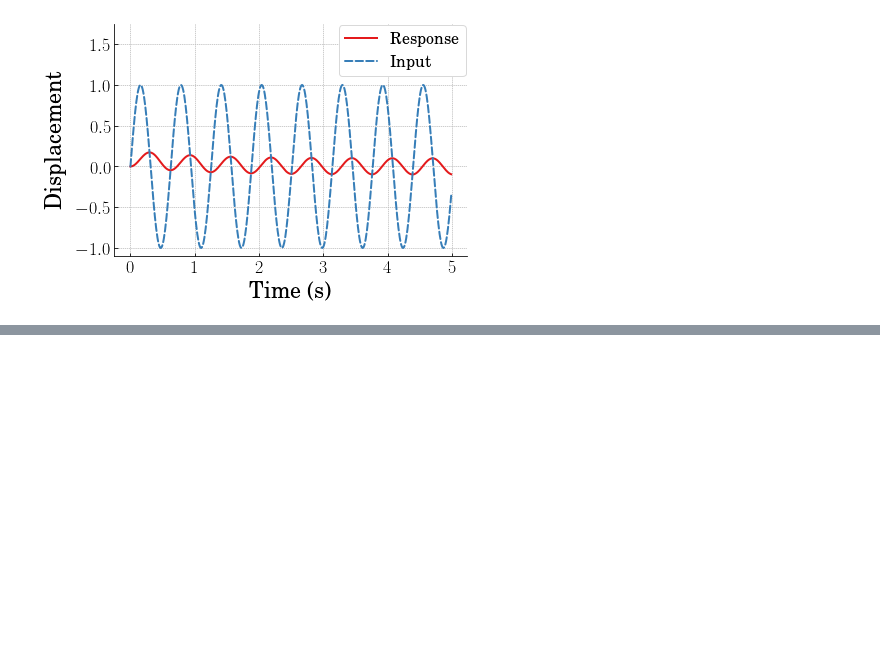
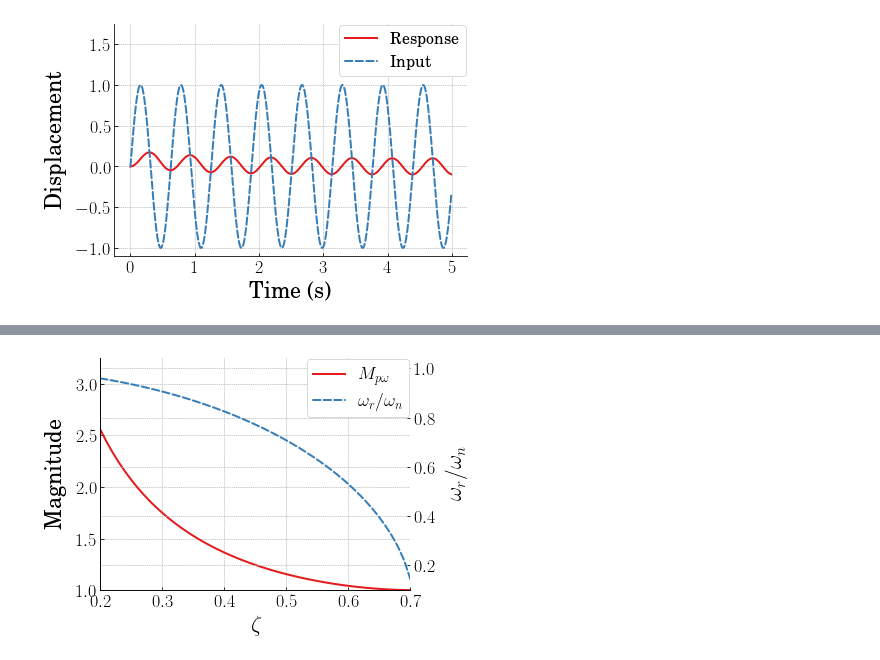
Before and after one commit to gge0866/MCHE474---Control-Systems, a Jupyter notebook: Jupyter Notebooks/Bode_plot_example.ipynb, the cells around one changed output, grey strips where cells are left out. Drawn from its saved outputs; the diff is of its cells as text; code cells hidden in the pictures; blank space fills up the shorter version.

```diff
--- a/Jupyter Notebooks/Bode_plot_example.ipynb
+++ b/Jupyter Notebooks/Bode_plot_example.ipynb
@@ -320,0 +313,74 @@ plt.tight_layout(pad=0.5)
+# %%
+zeta_range = np.arange(0.01,0.707,0.01)
+
+
+wr_normalized = np.sqrt(1-2*zeta_range**2)
+Mpw = (2*zeta_range*np.sqrt(1-zeta_range**2))**-1
+
+fig = plt.figure(figsize=(6,4))
+ax1 = plt.gca()
+plt.subplots_adjust(bottom=0.17, left=0.17, top=0.96, right=0.96)
+
+# Change the axis units font
+plt.setp(ax1.get_ymajorticklabels(),fontsize=18)
+plt.setp(ax1.get_xmajorticklabels(),fontsize=18)
+
+# Remove the top and right border, they are not needed
+ax1.spines['right'].set_color('k')
+ax1.spines['top'].set_color('none')
+
+# Define the positions of the axes tick marks
+ax1.xaxis.set_ticks_position('bottom')
+ax1.yaxis.set_ticks_position('left')
+
+# Manually set the x-axis limits, if necessary
+plt.xlim(0.2,0.7)
+
+# Turn on the plot grid and set appropriate linestyle and color
+ax1.grid(True, linestyle=':', color='0.75')
+ax1.set_axisbelow(True)
+
+# Define the X and Y1 axis labels
+ax1.set_xlabel(r'$\zeta$', fontsize=22, weight='bold', labelpad=5)
+ax1.set_ylabel(r'Magnitude', fontsize=22, weight='bold', labelpad=10)
+
+# Plots gain used on input to tracking of Surge
+ax1.plot(zeta_range, Mpw, linewidth=2, linestyle='-', label=r'$M_{p\omega}$',)
+
+# Manually set the y1-axes limits, if necessary
+ax1.set_ylim(1, 3.25)
+
+
+# Set up the 2nd Y-axis, using the same x-axis as the first
+ax2 = ax1.twinx()
+
+# Remove the top border, it's not needed
+ax2.spines['top'].set_color('none')
+
+# Turn on the plot grid and set appropriate linestyle and color
+ax2.grid(True, linestyle=':', color='0.75')
+ax2.set_axisbelow(True)
+
+# Change the y2 axis units font
+plt.setp(ax2.get_ymajorticklabels(), fontsize=18)
+
+# Define the Y2 axis labels
+ax2.set_ylabel(r'$\omega_r/\omega_n$', fontsize=22, weight='bold', labelpad=10)
+
+ax2.plot(zeta_range, wr_normalized, linewidth=2, linestyle='--', color = '#377eb8', label=r'$\omega_r/\omega_n$')
+
+# Manually set the y2-axes limits, if necessary
+# ax2.set_ylim(0, 8)
+
+# Create the legend, then fix the fontsize
+# ask matplotlib for the plotted objects and their labels
+lines1, labels1 = ax1.get_legend_handles_labels()
+lines2, labels2 = ax2.get_legend_handles_labels()
+leg = ax2.legend(lines1 + lines2, labels1 + labels2, loc='upper right', ncol = 1, fancybox=True)
+ltext  = leg.get_texts()
+plt.setp(ltext,fontsize=18)
+
+# Adjust the page layout filling the page using the new tight_layout command
+plt.tight_layout(pad=0.5)
+# %% [output]
+[figure, added]
```
Also changed, not shown: parts of 7 cells of this notebook.
